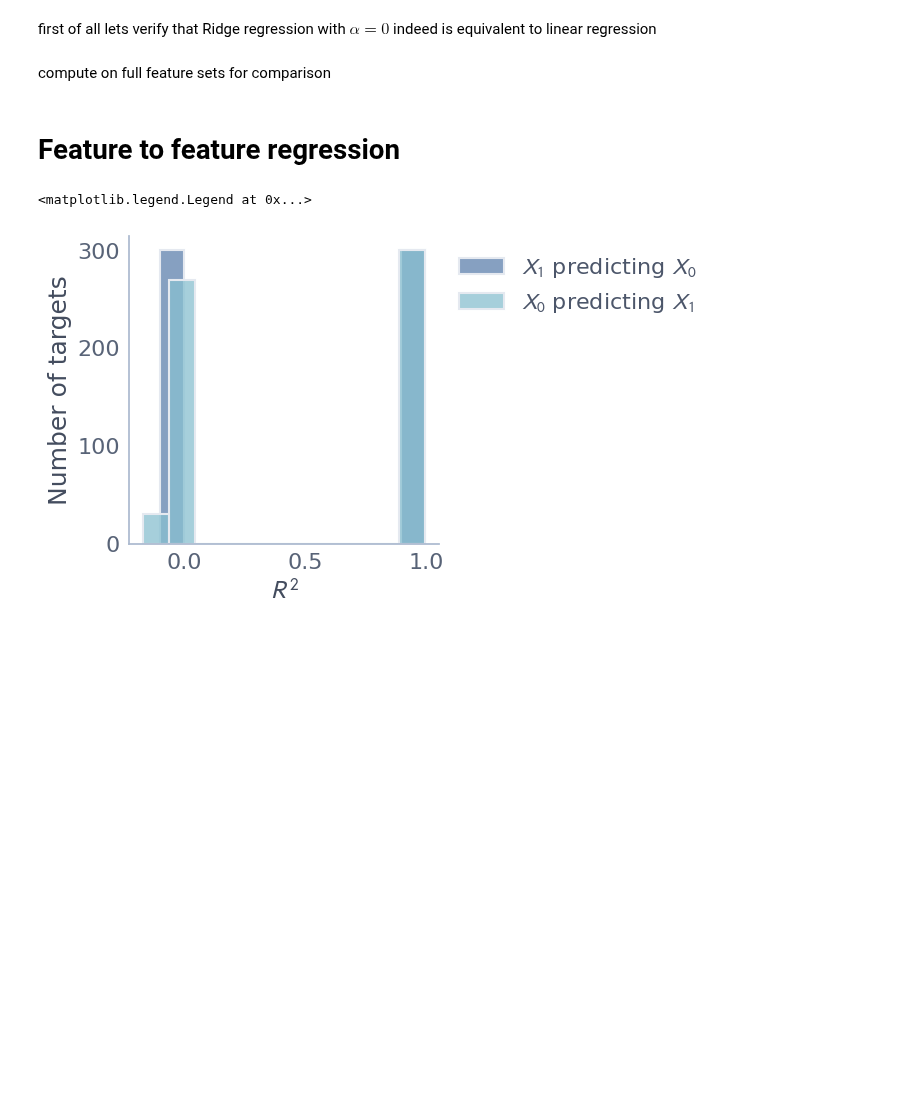
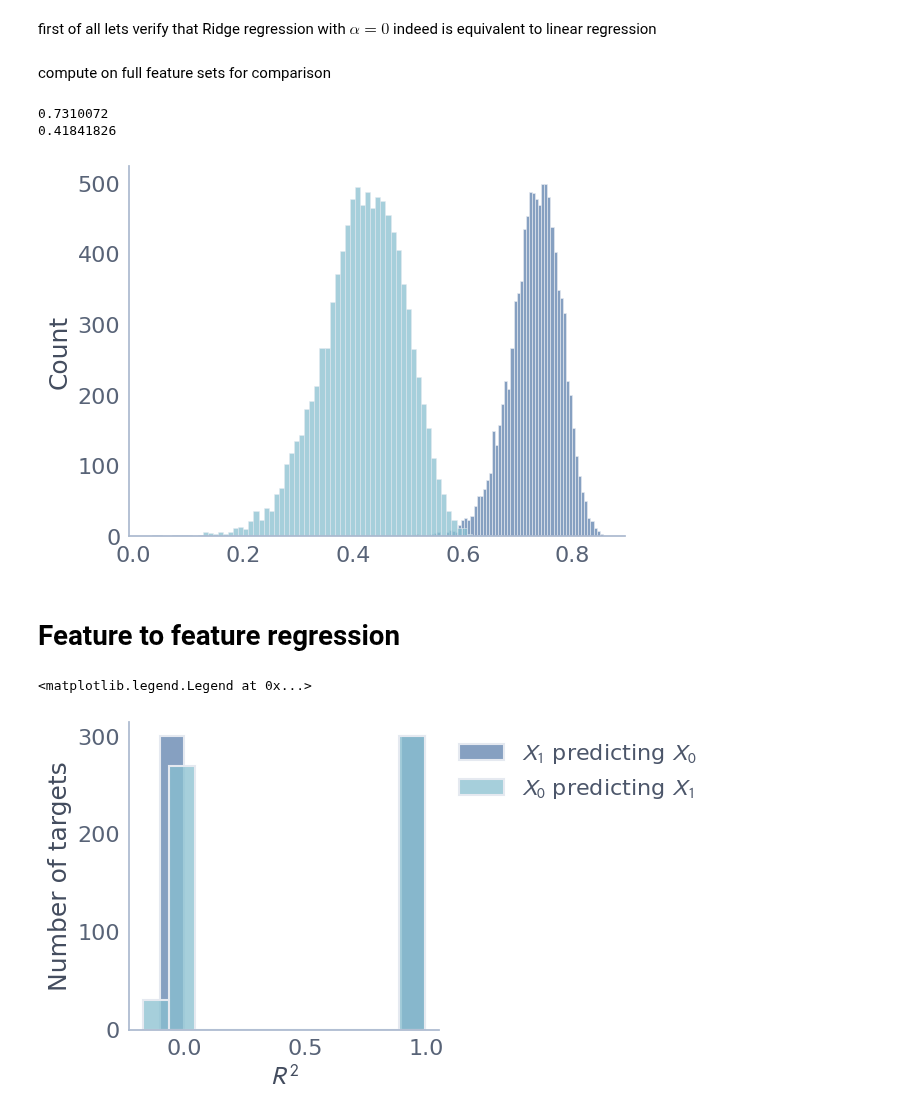
Before and after one commit to leo-schultheiss/compare_variance_residual, a Jupyter notebook: compare_variance_residual/simulation/residual_method.ipynb, the cells around one changed output. Saved outputs shown, nothing was run; the diff lists cells and outputs as text; code cells hidden in the pictures; blank space fills up the shorter version.

```diff
--- a/compare_variance_residual/simulation/residual_method.ipynb
+++ b/compare_variance_residual/simulation/residual_method.ipynb
@@ -52,16 +52,20 @@ first of all lets verify that Ridge regression with $\alpha = 0$ indeed is equiv
 
 compute on full feature sets for comparison
 # %%
-# full_scores = []
-# for i in range(len(Xs)):
-#     full_model = RidgeCV(alphas=alphas, cv=cv,
-#                          solver_params=dict(warn=False, score_func=score_func, n_targets_batch=1000))
-#     full_model.fit(Xs[i][:n_samples_train], Y[:n_samples_train])
-#     full_score = full_model.score(Xs[i][n_samples_train:], Y[n_samples_train:])
-#     full_score = backend.to_numpy(full_score)
-#     print(full_score.mean())
-#     sns.histplot(full_score)
-#     full_scores.append(full_score)
+full_scores = []
+for i in range(len(Xs)):
+    full_model = RidgeCV(alphas=alphas, cv=cv,
+                         solver_params=dict(warn=False, score_func=score_func, n_targets_batch=1000))
+    full_model.fit(Xs[i][:n_samples_train], Y[:n_samples_train])
+    full_score = full_model.score(Xs[i][n_samples_train:], Y[n_samples_train:])
+    full_score = backend.to_numpy(full_score)
+    print(full_score.mean())
+    sns.histplot(full_score)
+    full_scores.append(full_score)
+# %% [output]
+0.7310072
+0.41841826
+[figure, added]
 # %% [markdown]
 # Feature to feature regression
 # %%
```
Also changed, not shown: parts of 4 cells of this notebook, 2 other files.
